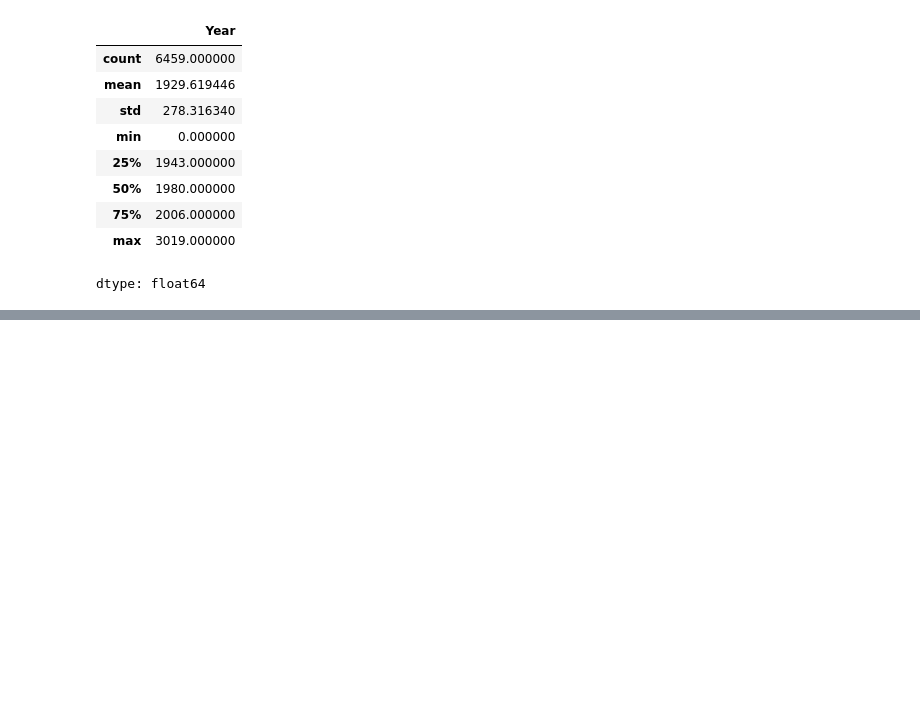
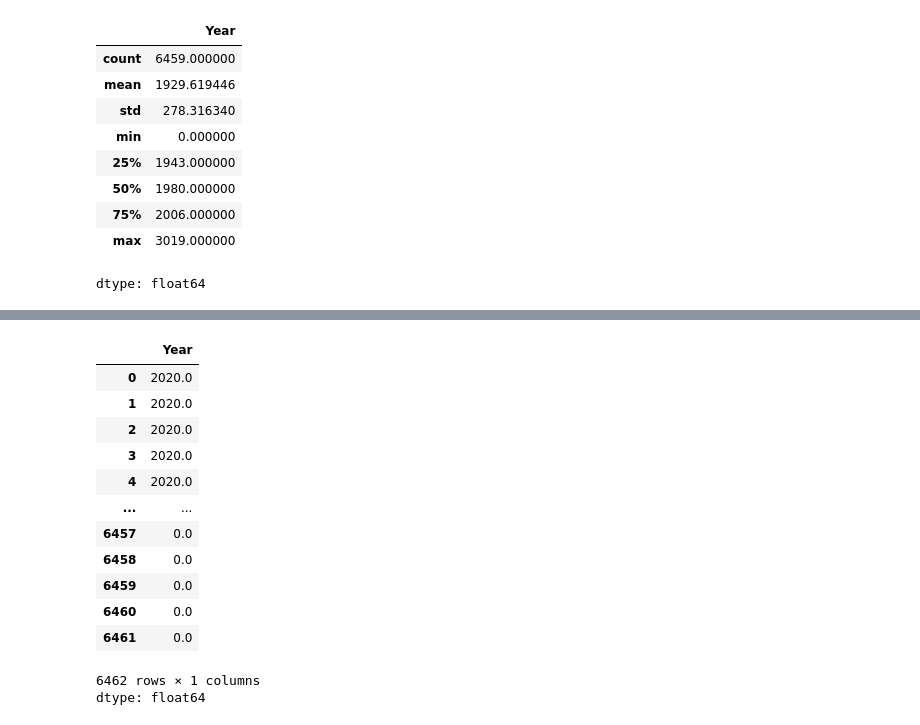
Before and after one commit to NickLarsonUVA/scratchpad, a Jupyter notebook: Inclass_1_20.ipynb, the cells around one changed output, grey strips where cells are left out. Cells and saved outputs as stored; diff of their text form; code cells hidden in the pictures; blank space fills up the shorter version.

```diff
--- a/Inclass_1_20.ipynb
+++ b/Inclass_1_20.ipynb
@@ -130,3 +130,5 @@ df['Year'].describe()
 | 75% | 2006.000000 |
 | max | 3019.000000 |
 dtype: float64
+# %%
+df['Year_na'] = df['Year'].isna()
@@ -132,0 +164,19 @@ dtype: float64
+# %%
+# no commas, pretty clean, except for nan, in numeric values
+#df['Year'].str.replace('.0','')  # already a numeric value so can't use this as it works for strings
+pd.to_numeric(df['Year'],errors='coerce')
+# %% [output]
+|  | Year |
+| 0 | 2020.0 |
+| 1 | 2020.0 |
+| 2 | 2020.0 |
+| 3 | 2020.0 |
+| 4 | 2020.0 |
+| ... | ... |
+| 6457 | 0.0 |
+| 6458 | 0.0 |
+| 6459 | 0.0 |
+| 6460 | 0.0 |
+| 6461 | 0.0 |
+6462 rows × 1 columns
+dtype: float64
```
Also changed, not shown: parts of 3 cells of this notebook.
